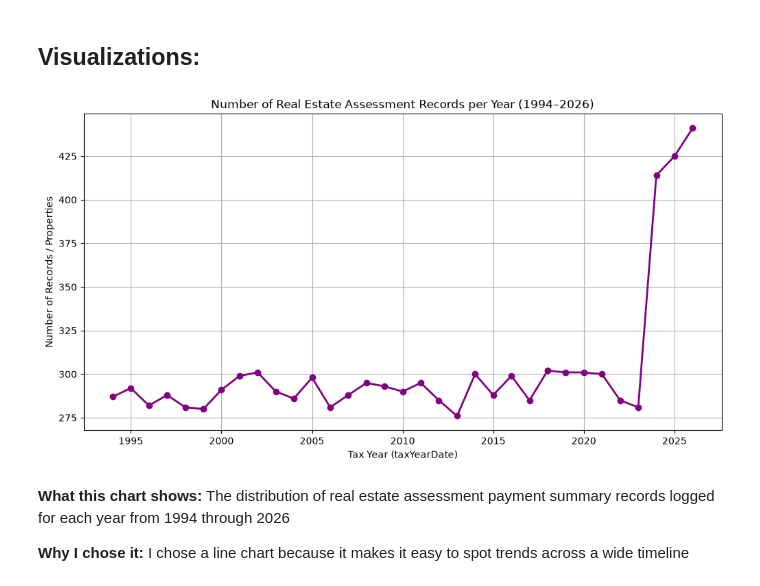
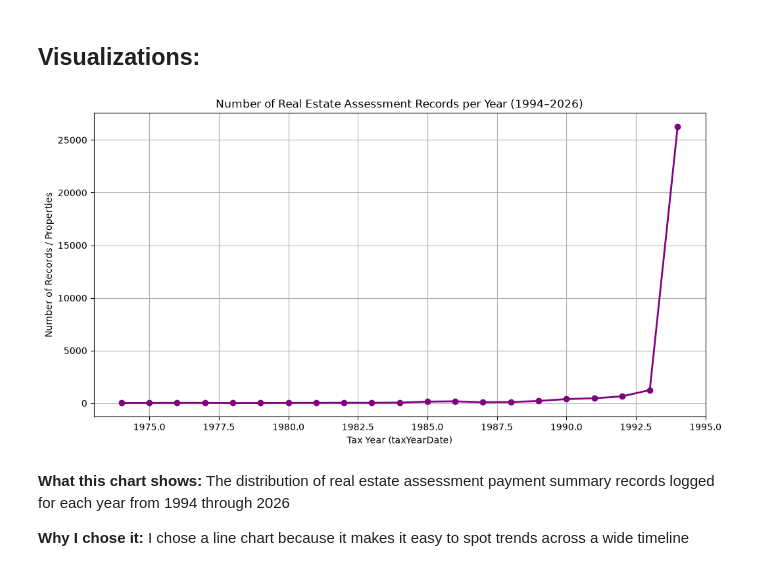
Before and after one commit to AK-Git-Tux/AK-Git-Tux.github.io, a Jupyter notebook: ITE-140_Arl_API.ipynb, the cells around one changed output. Saved outputs shown, nothing was run; the diff lists cells and outputs as text; code cells hidden in the pictures.

```diff
--- a/ITE-140_Arl_API.ipynb
+++ b/ITE-140_Arl_API.ipynb
@@ -241,31 +223,30 @@ for item in data:
 # %%
 
 # Fetch a larger dataset sorted by ascending year
-base_url = 'https://datahub-v2.arlingtonva.us/api/Tax/RealEstateAssessmentPaymentSummary?'
-args = '$top=10000&orderby=taxYearDate asc'
+args = '$top=30000&$orderby=taxYearDate asc'
 full_url = base_url + args
 
 response = requests.get(full_url)
 data = response.json()
 
 # Convert the JSON list into a pandas DataFrame
 df = pd.DataFrame(data)
 
 # Count how many records exist for each taxYearDate and sort by the year index
 year_counts = df['taxYearDate'].value_counts().sort_index()
 
 # Create the Matplotlib line chart
 plt.figure(figsize=(12, 6))
 plt.plot(year_counts.index, year_counts.values, marker='o', color='purple', linestyle='-', linewidth=2)
 
 # Add titles, labels, and grid for readability
 plt.title('Number of Real Estate Assessment Records per Year (1994–2026)')
 plt.xlabel('Tax Year (taxYearDate)')
 plt.ylabel('Number of Records / Properties')
 plt.grid(True)
 plt.show()
 # %% [output]
-[figure, old version]
+[figure, new version]
 # %% [markdown]
 **What this chart shows:** The distribution of real estate assessment payment summary records logged for each year from 1994 through 2026
 
```
Also changed, not shown: parts of 1 cell of this notebook.
